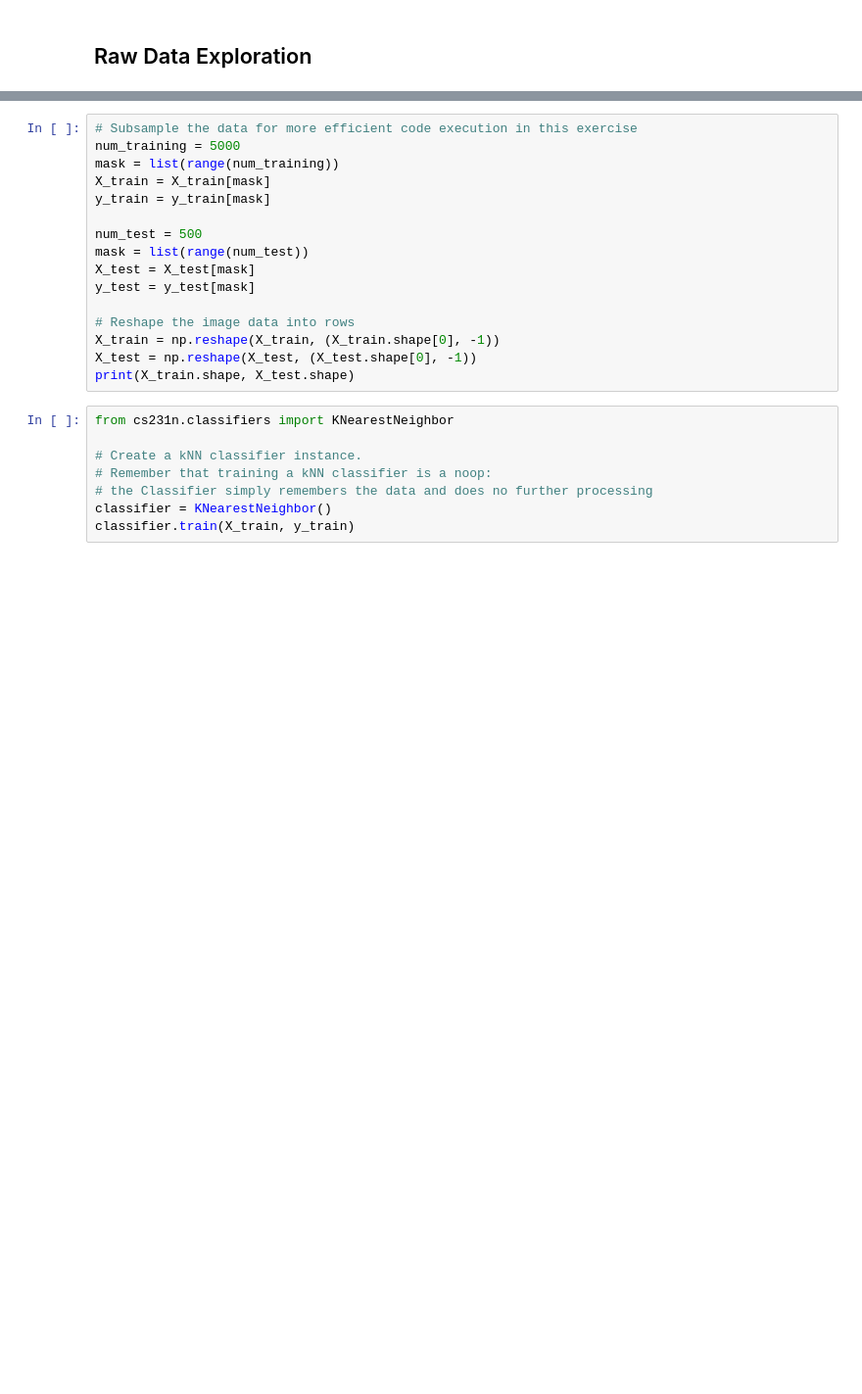
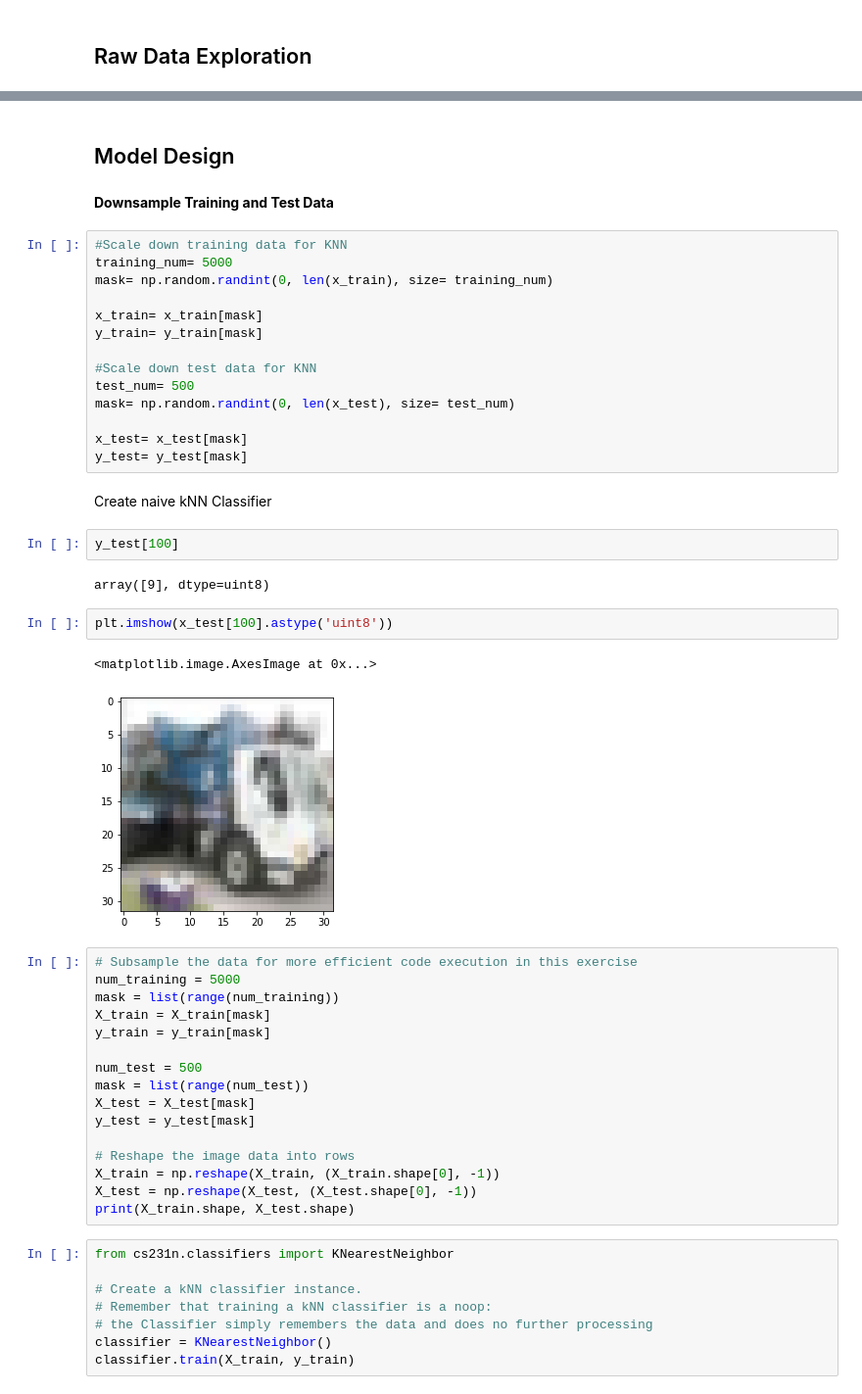
Before and after one commit to KishenSharma6/Stanford_CS231N, a Jupyter notebook: Assignment1/CompletedAssignments/knn-submission.ipynb, the cells around one changed output, grey strips where cells are left out. Shown at 98% size. Cells and saved outputs as stored; diff of their text form; blank space fills up the shorter version.

```diff
--- a/Assignment1/CompletedAssignments/knn-submission.ipynb
+++ b/Assignment1/CompletedAssignments/knn-submission.ipynb
@@ -52,3 +82,32 @@ plt.show()
+# %% [markdown]
+## Model Design
+# %% [markdown]
+**Downsample Training and Test Data**
+# %%
+#Scale down training data for KNN
+training_num= 5000
+mask= np.random.randint(0, len(x_train), size= training_num)
+
+x_train= x_train[mask]
+y_train= y_train[mask]
+
+#Scale down test data for KNN
+test_num= 500
+mask= np.random.randint(0, len(x_test), size= test_num)
+
+x_test= x_test[mask]
+y_test= y_test[mask]
+# %% [markdown]
+Create naive kNN Classifier
+# %%
+y_test[100]
+# %% [output]
+array([9], dtype=uint8)
+# %%
+plt.imshow(x_test[100].astype('uint8'))
+# %% [output]
+<matplotlib.image.AxesImage at 0x...>
+[figure, added]
 # %%
 # Subsample the data for more efficient code execution in this exercise
 num_training = 5000
```
Also changed, not shown: parts of 4 cells of this notebook.
